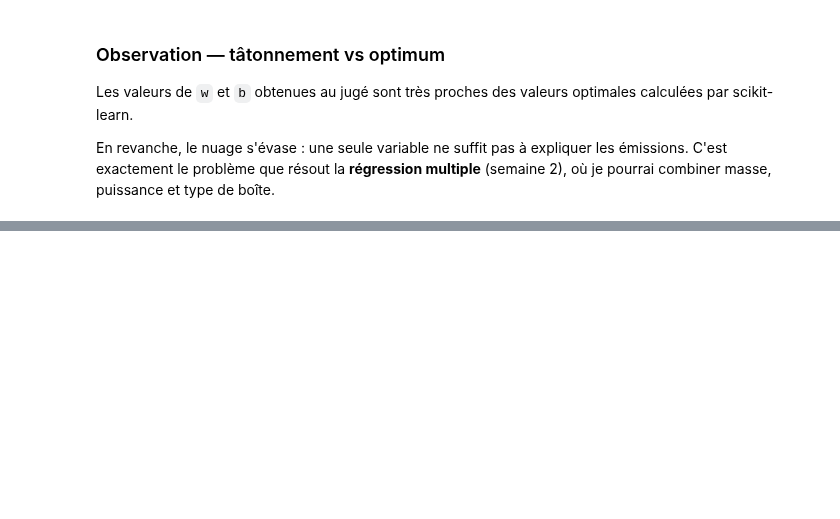
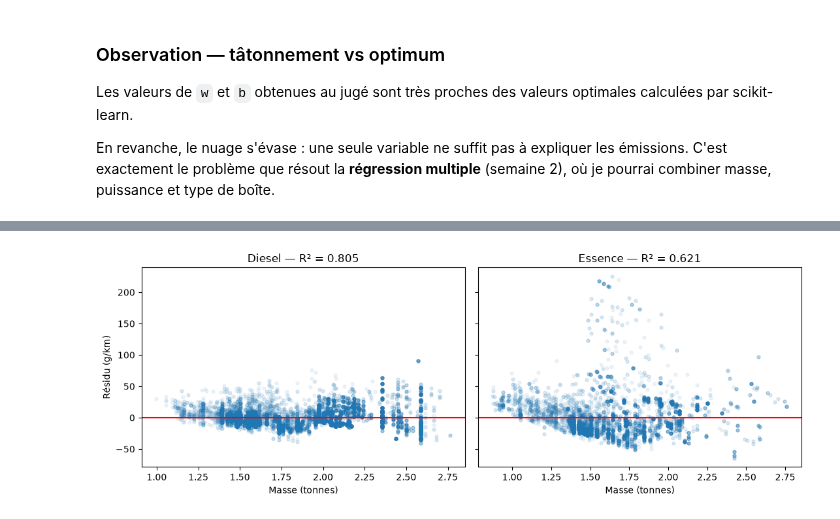
Before and after one commit to aissatougueye06/ml-co2-prediction, a Jupyter notebook: 01-regression-simple.ipynb, the cells around one changed output, grey strips where cells are left out. Cells and saved outputs as stored; diff of their text form; code cells hidden in the pictures; blank space fills up the shorter version.

```diff
--- a/01-regression-simple.ipynb
+++ b/01-regression-simple.ipynb
@@ -148,0 +141,5 @@ Les erreurs s'évasent vers la droite au lieu de rester constantes : le modèle
+# %%
+for code, nom in MOTORISATIONS.items():
+    x, y = resultats[nom]["x"], resultats[nom]["y"]
+    corr = np.corrcoef(x, y)[0, 1]
+    print(f"{nom:8s} corr = {corr:.3f}   corr² = {corr**2:.3f}   R² = {resultats[nom]['R²']:.3f}")
@@ -148,0 +153,15 @@ Les erreurs s'évasent vers la droite au lieu de rester constantes : le modèle
+# %%
+fig, axes = plt.subplots(1, 2, figsize=(11, 4), sharey=True)
+
+for ax, nom in zip(axes, resultats):
+    r = resultats[nom]
+    ax.scatter(r["x"], r["y"] - r["y_pred"], alpha=0.08, s=12)
+    ax.axhline(0, c="r")
+    ax.set_title(f"{nom} — R² = {r['R²']:.3f}")
+    ax.set_xlabel("Masse (tonnes)")
+
+axes[0].set_ylabel("Résidu (g/km)")
+plt.tight_layout()
+plt.show()
+# %% [output]
+[figure, added]
```
Also changed, not shown: parts of 33 cells of this notebook, 2 other files.
